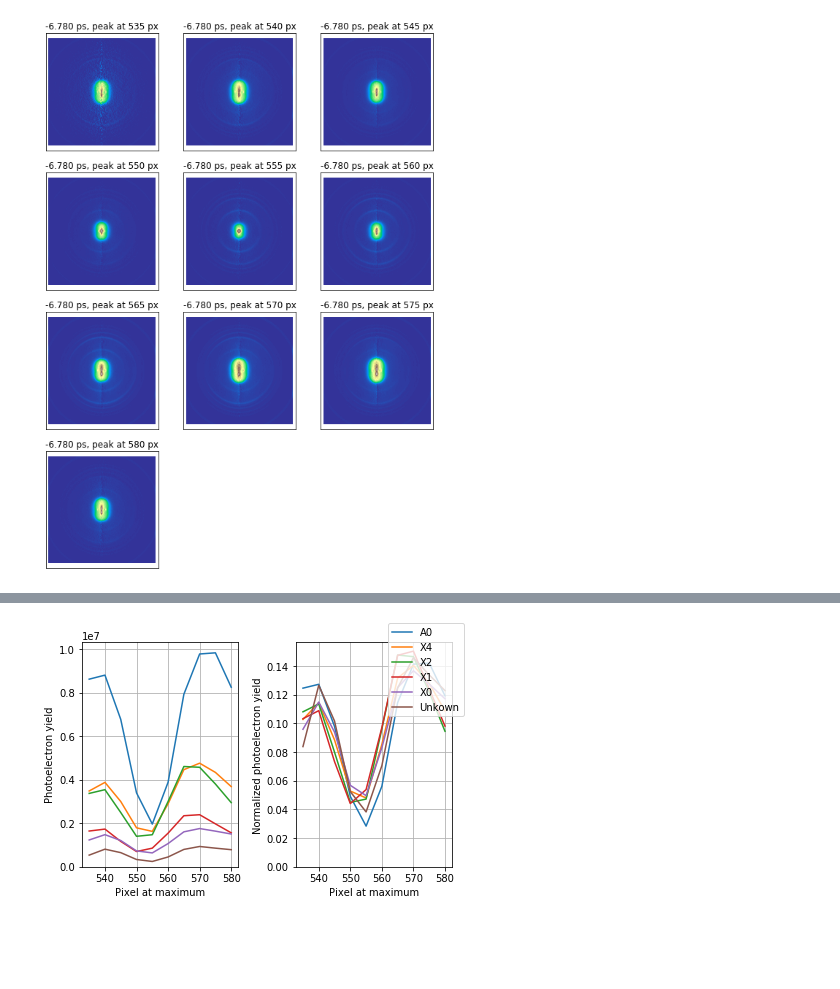
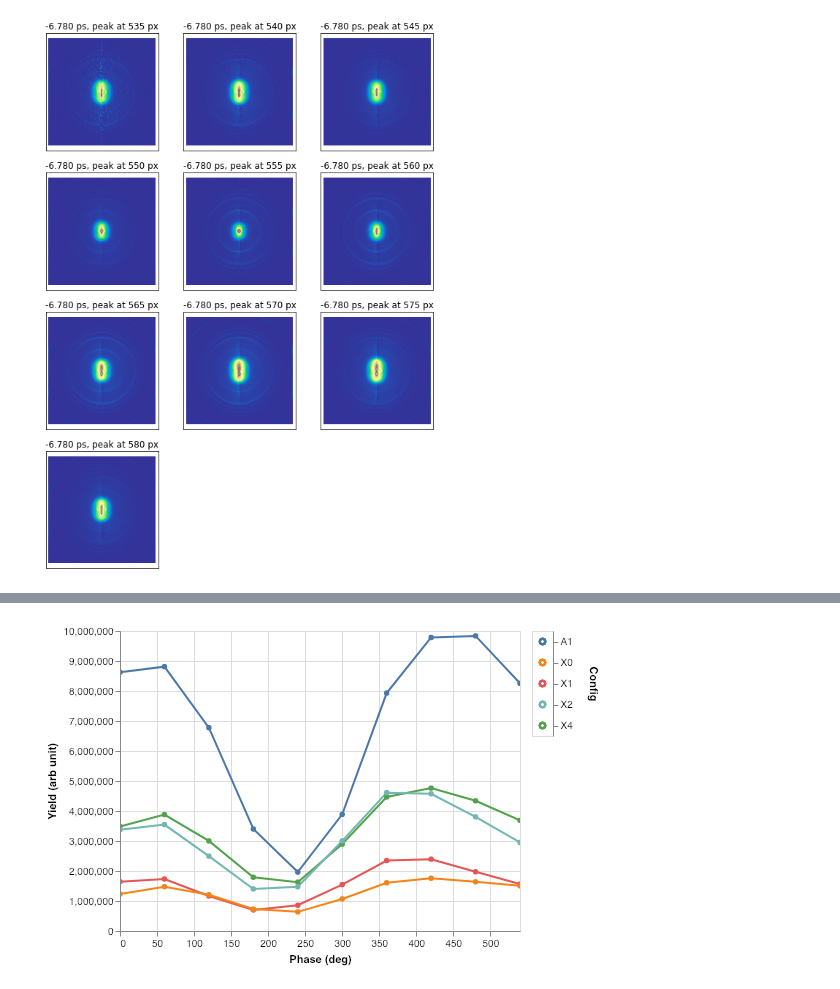
Before and after one commit to DaehyunPY/FERMI_20149100, a Jupyter notebook: Notebooks/Run #292--298; Phase scan of N2.ipynb, the cells around one changed output, grey strips where cells are left out. Drawn from its saved outputs; the diff is of its cells as text; code cells hidden in the pictures; blank space fills up the shorter version.

```diff
--- a/Notebooks/Run #292--298; Phase scan of N2.ipynb
+++ b/Notebooks/Run #292--298; Phase scan of N2.ipynb
@@ -253,38 +193,37 @@ plt.show()
-# %%
-at = df.index[0][0]
-
-
-def norm(arr):
-    return arr/arr.sum()
-
-
-plt.figure()
-plt.subplot(121)
-plt.xlabel("Pixel at maximum")
-plt.ylabel("Photoelectron yield")
-plt.plot(df.loc[at]['summed0_rdist'], label='A0')
-plt.plot(df.loc[at]['summed1_rdist'], label='X4')
-plt.plot(df.loc[at]['summed2_rdist'], label='X2')
-plt.plot(df.loc[at]['summed3_rdist'], label='X1')
-plt.plot(df.loc[at]['summed4_rdist'], label='X0')
-plt.plot(df.loc[at]['summed5_rdist'], label='Unkown')
-plt.ylim(0, None)
-plt.grid(True)
-plt.figlegend()
-
-plt.subplot(122)
-plt.xlabel("Pixel at maximum")
-plt.ylabel("Normalized photoelectron yield")
-plt.plot(norm(df.loc[at]['summed0_rdist']), label='A0')
-plt.plot(norm(df.loc[at]['summed1_rdist']), label='X4')
-plt.plot(norm(df.loc[at]['summed2_rdist']), label='X2')
-plt.plot(norm(df.loc[at]['summed3_rdist']), label='X1')
-plt.plot(norm(df.loc[at]['summed4_rdist']), label='X0')
-plt.plot(norm(df.loc[at]['summed5_rdist']), label='Unkown')
-plt.ylim(0, None)
-plt.grid(True)
-# plt.figlegend()
-plt.tight_layout()
-plt.show()
-# %% [output]
-[figure, removed]
+# %%
+df["Phase (deg)"] = (df.index.to_frame()["atmax"] - 535) / 30 * 360
+src = (
+    df
+    [[
+        'Phase (deg)',
+        'summed_a1_rdist',
+        'summed_x4_rdist',
+        'summed_x2_rdist',
+        'summed_x1_rdist',
+        'summed_x0_rdist',
+    ]]
+    .rename(columns={
+        "summed_a1_rdist": "A1",
+        "summed_x4_rdist": "X4",
+        "summed_x2_rdist": "X2",
+        "summed_x1_rdist": "X1",
+        "summed_x0_rdist": "X0",
+    })
+    .melt("Phase (deg)", var_name="Config", value_name="Yield")
+)
+
+select = alt.selection_multi(fields=['Config'])
+color = alt.condition(select, alt.Color("Config:N", legend=None), alt.value('lightgray'))
+main = alt.Chart(src).mark_line(point=True).encode(
+    alt.X("Phase (deg):Q", scale=alt.Scale(zero=False, nice=False)),
+    alt.Y("Yield:Q", title="Yield (arb unit)"),
+    color=color,
+).interactive(bind_x=False)
+legend = alt.Chart(src).mark_point().encode(
+    alt.Y("Config:N", axis=alt.Axis(orient="right")),
+    color=color,
+).add_selection(select)
+
+main | legend
+# %% [output]
+[figure, added]
```
Also changed, not shown: parts of 9 cells of this notebook, 4 other files.
